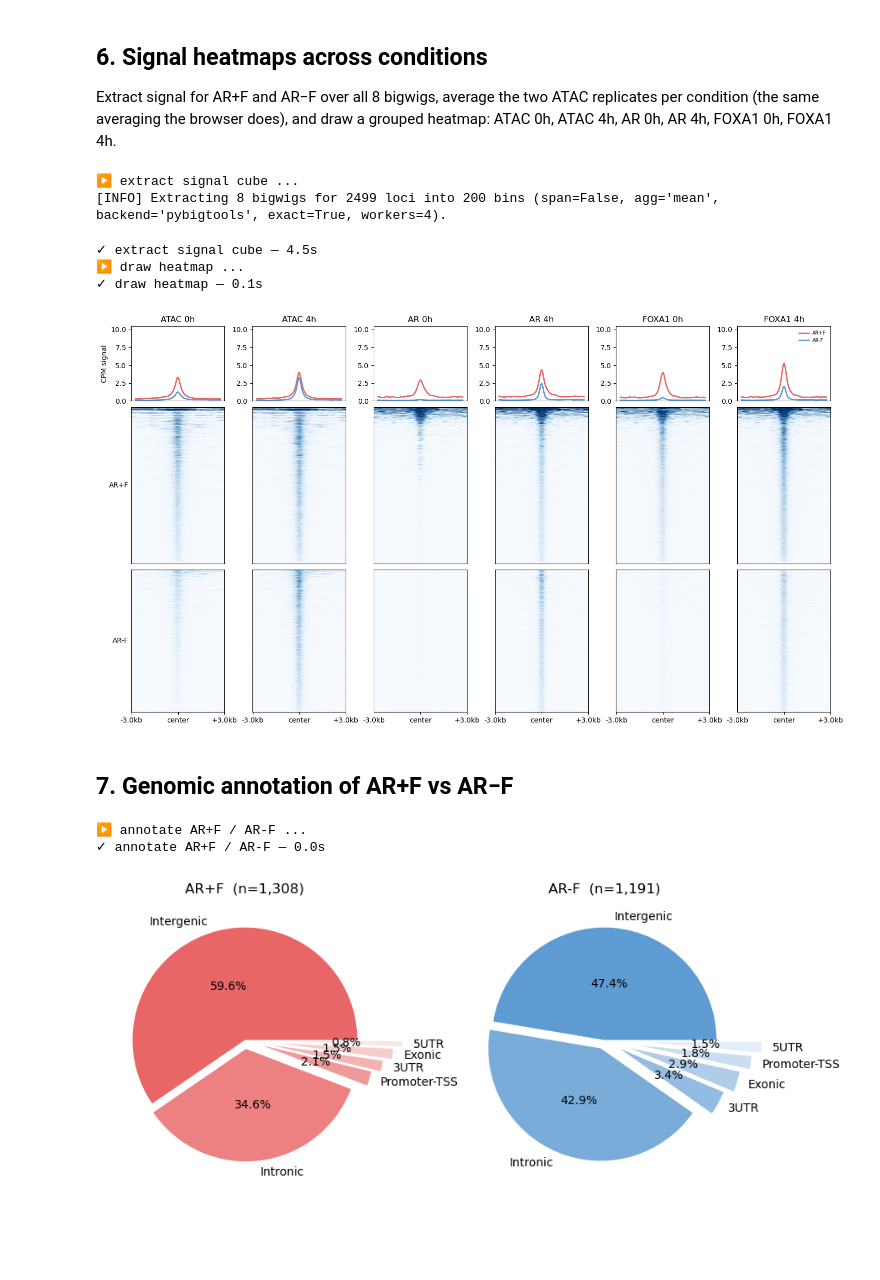
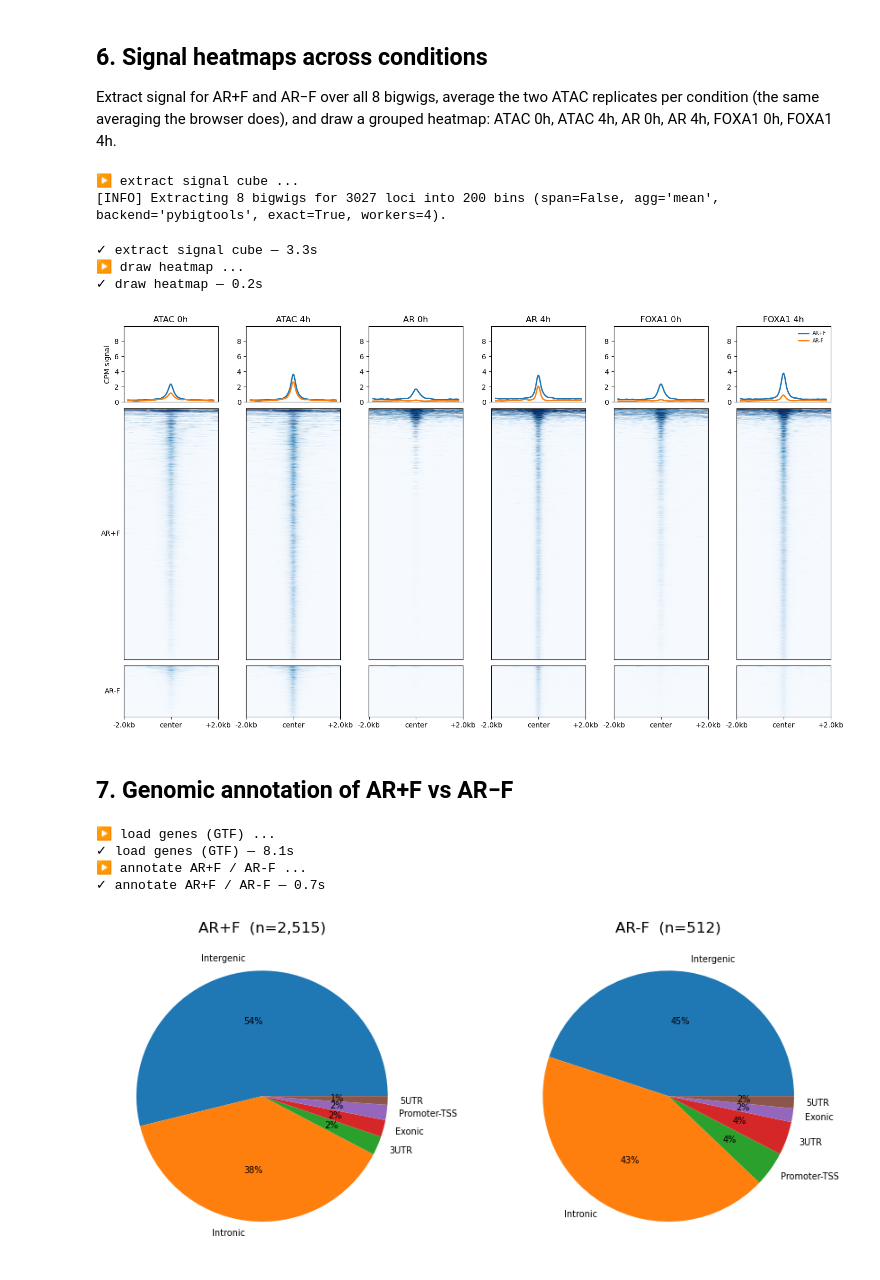
Before and after one commit to birkiy/genomeblocks, a Jupyter notebook: examples/ar_foxa1_lncap/ar_foxa1_lncap.ipynb, the cells around one changed output. Saved outputs shown, nothing was run; the diff lists cells and outputs as text; code cells hidden in the pictures; blank space fills up the shorter version.

```diff
--- a/examples/ar_foxa1_lncap/ar_foxa1_lncap.ipynb
+++ b/examples/ar_foxa1_lncap/ar_foxa1_lncap.ipynb
@@ -83,7 +84,7 @@ overlapping intervals into one accessible-region set.
 # %%
 with timer("ATAC union (accessible regions)"):
     accessible = (peaks["ATAC_0h_r1"] + peaks["ATAC_0h_r2"]
-                  + peaks["ATAC_4h_r1"] + peaks["ATAC_4h_r2"]).sort().merge()
+                  + peaks["ATAC_4h_r1"] + peaks["ATAC_4h_r2"]).merge()
 
 print(f"accessible regions (merged): {len(accessible):,}")
 # %% [output]
@@ -150,8 +161,9 @@ Text(0.5, 1.0, 'Accessible peaks: FOXA1 (0h, 4h) vs AR (4h)')
 [figure]
 # %%
 with timer("define AR+F / AR-F"):
-    ARpF  = A4 & F4 & F0                   # AR 4h that IS FOXA1-bound the baseline
-    ARmF  = A4 & F4 - F0                   # AR 4h that is NOT FOXA1-bound in the baseline
+    F_any = (F0 + F4).merge()            # FOXA1-bound at either timepoint
+    ARpF  = A4 & F_any                   # AR 4h that IS FOXA1-bound
+    ARmF  = A4 - F_any                   # AR 4h that is NOT FOXA1-bound
 
 print(f"AR+F (FOXA1-dependent): {len(ARpF):,}   AR-F (FOXA1-independent): {len(ARmF):,}")
 # %% [output]
@@ -174,6 +186,7 @@ bigwigs = [BW[k] for k in bw_order]
 
 with timer("extract signal cube"):
     S = np.nan_to_num(regions.signal(bigwigs, n_bins=200, flank=2000, workers=4))
+#S = tmm(np.nan_to_num(S))                       # per-track normalization
 
 # group ATAC replicates by averaging their columns -> 6 conditions
 S6 = np.stack([
@@ -185,56 +198,38 @@ S6 = np.stack([
 samples = ["ATAC 0h", "ATAC 4h", "AR 0h", "AR 4h", "FOXA1 0h", "FOXA1 4h"]
 vmax = float(np.percentile(S6, 99))
 
-
-
 with timer("draw heatmap"):
     fig = plot_heatmap(regions, S6, groups=groups, sets=["AR+F", "AR-F"],
-                        colors={'AR+F': '#E96666', 'AR-F': '#5F9BD3'},
-                        samples=samples, vmax=vmax, ymax=vmax)
+                       samples=samples, vmax=vmax, ymax=vmax, height=2000)
 # %% [output]
 ▶ extract signal cube ...
-[INFO] Extracting 8 bigwigs for 2499 loci into 200 bins (span=False, agg='mean', backend='pybigtools', exact=True, workers=4).
+[INFO] Extracting 8 bigwigs for 3027 loci into 200 bins (span=False, agg='mean', backend='pybigtools', exact=True, workers=4).
-✓ extract signal cube — 4.5s
+✓ extract signal cube — 3.3s
 ▶ draw heatmap ...
-✓ draw heatmap — 0.1s
+✓ draw heatmap — 0.2s
-[figure, old version]
+[figure, new version]
 # %% [markdown]
 ## 7. Genomic annotation of AR+F vs AR−F
 # %%
-def generate_fades(color, K):
-	from matplotlib.colors import to_rgb
-	import colorsys
-	r, g, b = to_rgb(color)
-	h, l, s = colorsys.rgb_to_hls(r, g, b)
-	fades = []
-	for i in range(K):
-		# increase lightness for fade effect
-		new_l = min(1, l + (i * (1 - l) / K))
-		new_r, new_g, new_b = colorsys.hls_to_rgb(h, new_l, s)
-		fades.append((new_r, new_g, new_b))
-	return fades
-
-
 with timer("load genes (GTF)"):
     genes = Genes.make(GTF)
 
 with timer("annotate AR+F / AR-F"):
     annot_pf = genes.annotations(ARpF)
     annot_mf = genes.annotations(ARmF)
 
 fig, axes = plt.subplots(1, 2, figsize=(9, 4))
-for ax, df, title, palette in [(axes[0], annot_pf, "AR+F", '#E96666'), (axes[1], annot_mf, "AR-F", '#5F9BD3')]:
+for ax, df, title in [(axes[0], annot_pf, "AR+F"), (axes[1], annot_mf, "AR-F")]:
     vc = df["annotation"].value_counts()
-    ax.pie(vc.values, labels=vc.index, \
-        autopct='%1.1f%%', startangle=0, explode=np.linspace(0,0.4,len(vc.index)), pctdistance=0.5, labeldistance=1.1, \
-        colors=generate_fades(palette, len(vc.index))
-    )
+    ax.pie(vc.values, labels=vc.index, autopct="%1.0f%%", textprops={"fontsize": 7})
     ax.set_title(f"{title}  (n={len(df):,})")
 plt.tight_layout()
 # %% [output]
+▶ load genes (GTF) ...
+✓ load genes (GTF) — 8.1s
 ▶ annotate AR+F / AR-F ...
-✓ annotate AR+F / AR-F — 0.0s
+✓ annotate AR+F / AR-F — 0.7s
-[figure, old version]
+[figure, new version]
 # %% [markdown]
 ## 8. Motif enrichment — AR+F vs AR−F
 
```
Also changed, not shown: parts of 15 cells of this notebook, 17 other files.
